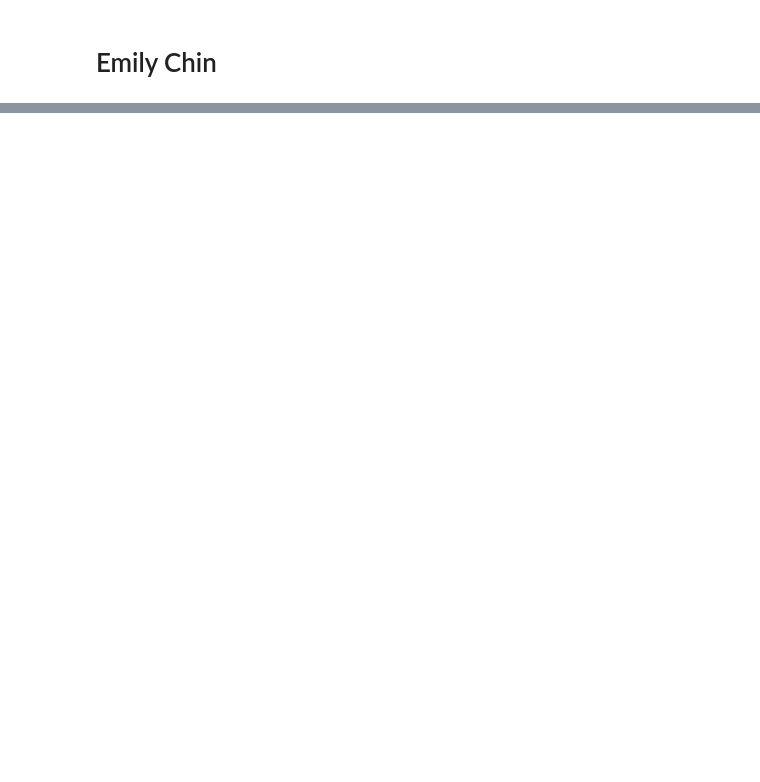
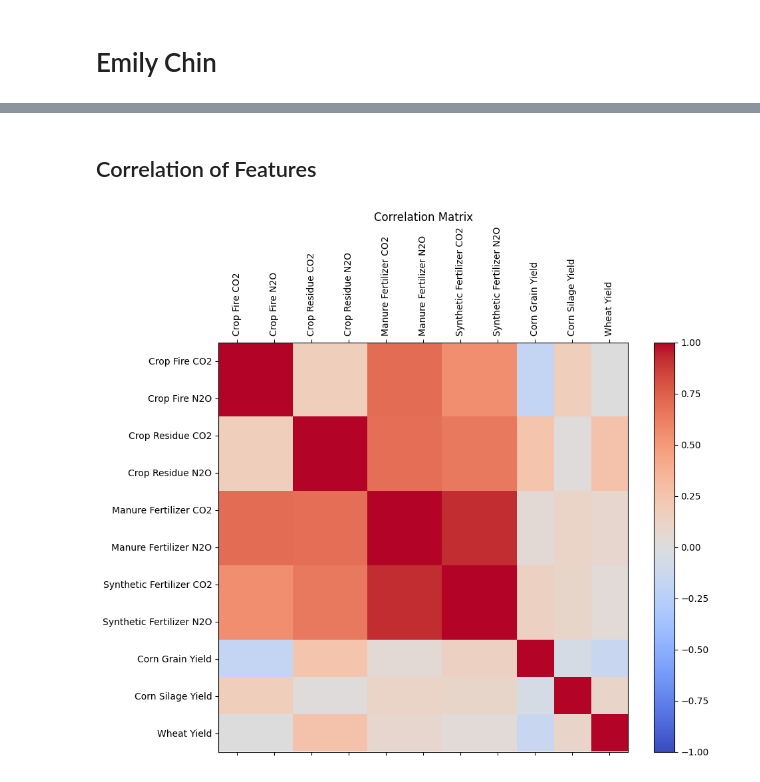
Before and after one commit to Gerardo-S/crop-yield, a Jupyter notebook: notebooks/e_chin.ipynb, the cells around one changed output, grey strips where cells are left out. Drawn from its saved outputs; the diff is of its cells as text; code cells hidden in the pictures; blank space fills up the shorter version.

```diff
--- a/notebooks/e_chin.ipynb
+++ b/notebooks/e_chin.ipynb
@@ -55,0 +97,17 @@ Cleaned dataframe shape: (180, 34)
+# %% [markdown]
+## Correlation of Features
+# %%
+numeric_cols = emission_cols + yield_cols
+corr_matrix = df[numeric_cols].corr()
+
+fig, ax = plt.subplots(figsize=(10,8))
+cax = ax.matshow(corr_matrix, cmap='coolwarm', vmin=-1, vmax=1)
+fig.colorbar(cax)
+ax.set_xticks(range(len(numeric_cols)))
+ax.set_yticks(range(len(numeric_cols)))
+ax.set_xticklabels(numeric_cols, rotation=90)
+ax.set_yticklabels(numeric_cols)
+plt.title("Correlation Matrix")
+plt.show();
+# %% [output]
+[figure, added]
```
Also changed, not shown: parts of 13 cells of this notebook.
